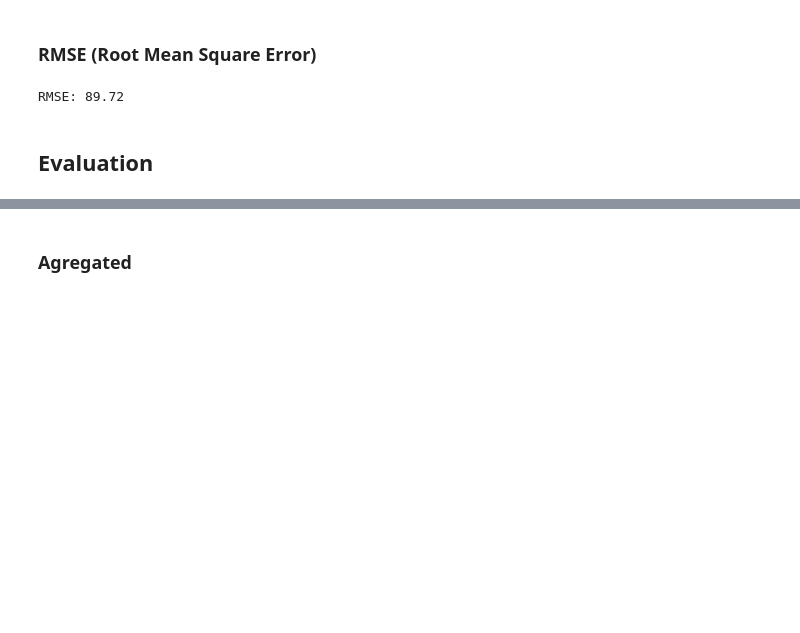
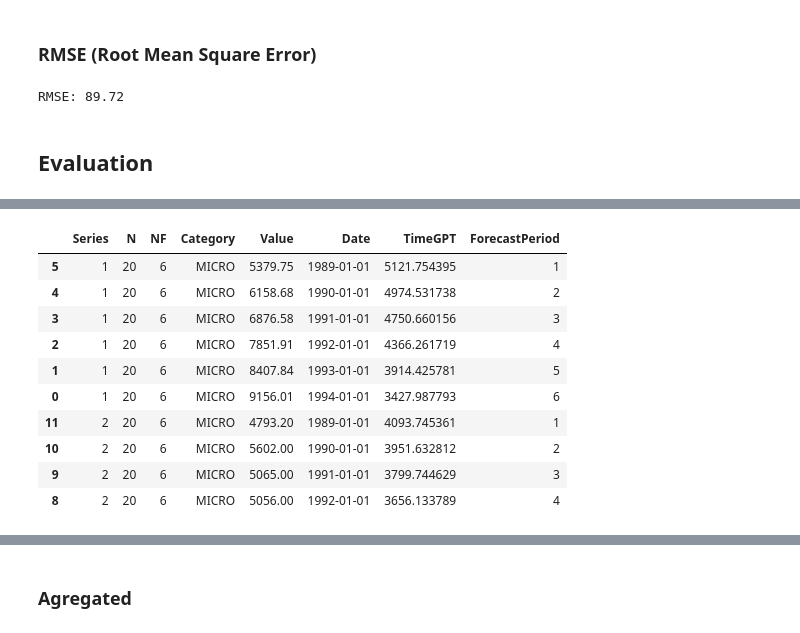
Before and after one commit to tom-alten/OutsmartingTime, a Jupyter notebook: M-Competitions/M3-Competition/M3_Yearly_eval.ipynb, the cells around one changed output, grey strips where cells are left out. Cells and saved outputs as stored; diff of their text form; code cells hidden in the pictures; blank space fills up the shorter version.

Commit message:
Yearly eval almost in order, needs slight revision

```diff
--- a/M-Competitions/M3-Competition/M3_Yearly_eval.ipynb
+++ b/M-Competitions/M3-Competition/M3_Yearly_eval.ipynb
@@ -9,3 +14,3 @@ pd.set_option('display.max_rows', 30)
 # %%
-df_train = pd.read_parquet('M3_yearly_processed.parquet')
+df_train = pd.read_parquet('M3_yearly_processed_v2.parquet')
 df_eval = pd.read_parquet('M3_yearly_simple_forecasts.parquet')
@@ -64,0 +144,4 @@ RMSE: 89.72
+# %%
+grouped_df = pd.merge(df_train, df_eval, on = ['Series', 'Date'], how = 'left')
+grouped_df.dropna(subset = 'TimeGPT', inplace = True)
+grouped_df.head()
@@ -64,0 +172,18 @@ RMSE: 89.72
+# %%
+### IMPORTANT ###
+# Resort the dataframe to ensure correct evaluation
+grouped_df = grouped_df.sort_values(by = ['Series', 'Date', 'Category']).copy()
+grouped_df['ForecastPeriod'] = grouped_df.groupby('Series').cumcount() + 1
+grouped_df.head(10)
+# %% [output]
+|  | Series | N | NF | Category | Value | Date | TimeGPT | ForecastPeriod |
+| 5 | 1 | 20 | 6 | MICRO | 5379.75 | 1989-01-01 | 5121.754395 | 1 |
+| 4 | 1 | 20 | 6 | MICRO | 6158.68 | 1990-01-01 | 4974.531738 | 2 |
+| 3 | 1 | 20 | 6 | MICRO | 6876.58 | 1991-01-01 | 4750.660156 | 3 |
+| 2 | 1 | 20 | 6 | MICRO | 7851.91 | 1992-01-01 | 4366.261719 | 4 |
+| 1 | 1 | 20 | 6 | MICRO | 8407.84 | 1993-01-01 | 3914.425781 | 5 |
+| 0 | 1 | 20 | 6 | MICRO | 9156.01 | 1994-01-01 | 3427.987793 | 6 |
+| 11 | 2 | 20 | 6 | MICRO | 4793.20 | 1989-01-01 | 4093.745361 | 1 |
+| 10 | 2 | 20 | 6 | MICRO | 5602.00 | 1990-01-01 | 3951.632812 | 2 |
+| 9 | 2 | 20 | 6 | MICRO | 5065.00 | 1991-01-01 | 3799.744629 | 3 |
+| 8 | 2 | 20 | 6 | MICRO | 5056.00 | 1992-01-01 | 3656.133789 | 4 |
```
Also changed, not shown: parts of 62 cells of this notebook, 1 other file.
